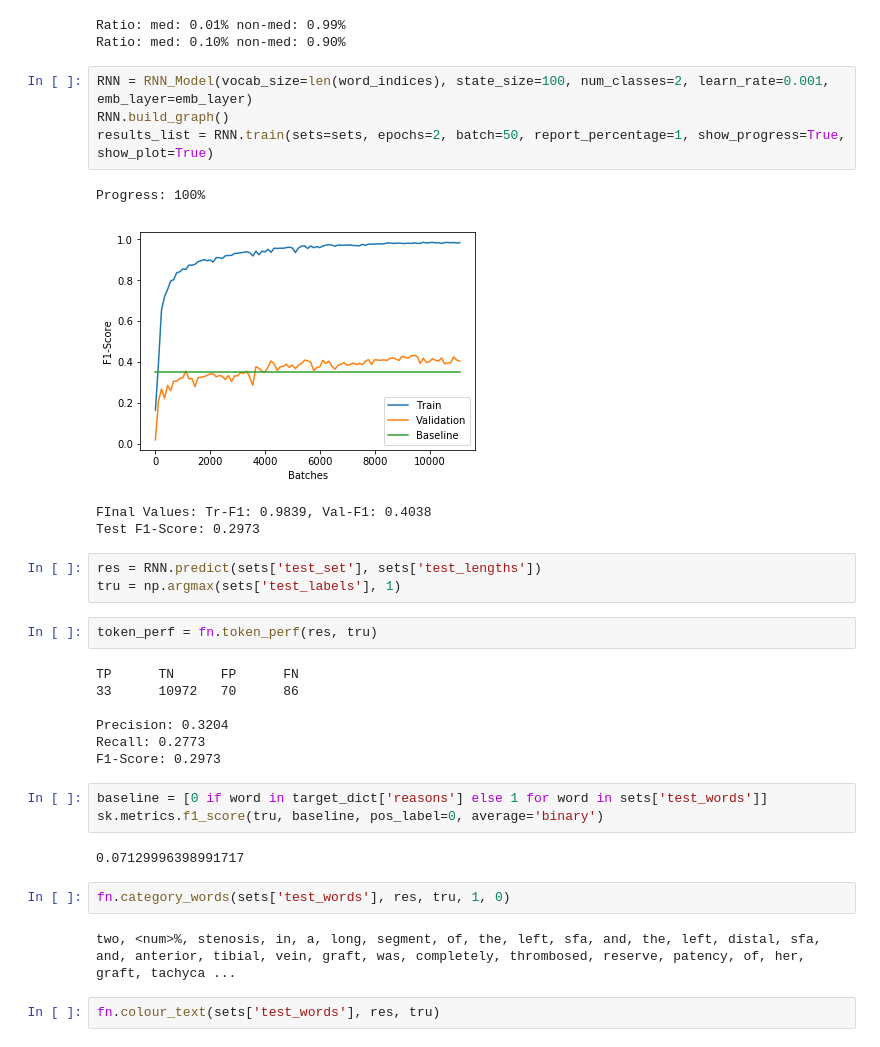
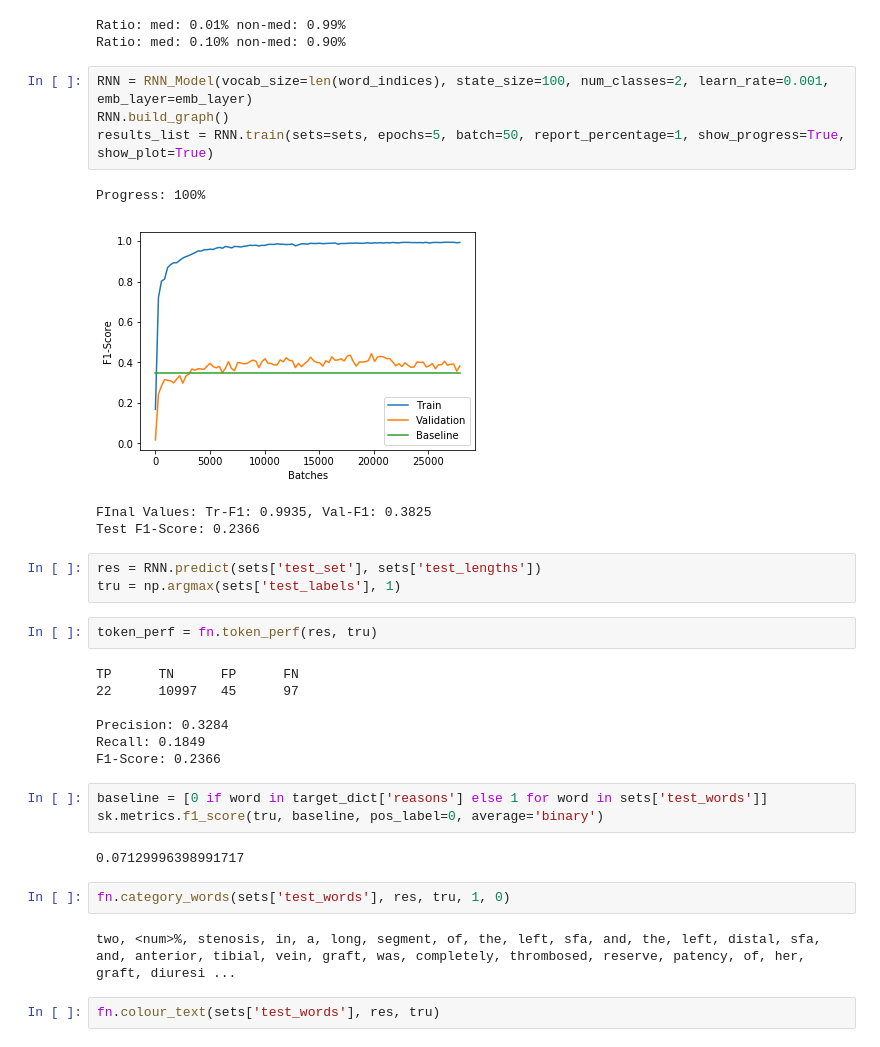
Before and after one commit to goto1991/L2B2-medication-extraction, a Jupyter notebook: Model 9 (Reasons).ipynb, the cells around one changed output. Saved outputs shown, nothing was run; the diff lists cells and outputs as text.

```diff
--- a/Model 9 (Reasons).ipynb
+++ b/Model 9 (Reasons).ipynb
@@ -82,12 +82,12 @@ Ratio: med: 0.10% non-med: 0.90%
 # %%
 RNN = RNN_Model(vocab_size=len(word_indices), state_size=100, num_classes=2, learn_rate=0.001, emb_layer=emb_layer)
 RNN.build_graph()
-results_list = RNN.train(sets=sets, epochs=2, batch=50, report_percentage=1, show_progress=True, show_plot=True)
+results_list = RNN.train(sets=sets, epochs=5, batch=50, report_percentage=1, show_progress=True, show_plot=True)
 # %% [output]
 Progress: 100%
-[figure, old version]
+[figure, new version]
-FInal Values: Tr-F1: 0.9839, Val-F1: 0.4038
-Test F1-Score: 0.2973
+FInal Values: Tr-F1: 0.9935, Val-F1: 0.3825
+Test F1-Score: 0.2366
 # %%
 res = RNN.predict(sets['test_set'], sets['test_lengths'])
 tru = np.argmax(sets['test_labels'], 1)
@@ -95,11 +95,11 @@ tru = np.argmax(sets['test_labels'], 1)
 token_perf = fn.token_perf(res, tru)
 # %% [output]
 TP      TN      FP      FN
-33      10972   70      86
+22      10997   45      97
 
-Precision: 0.3204
-Recall: 0.2773
-F1-Score: 0.2973
+Precision: 0.3284
+Recall: 0.1849
+F1-Score: 0.2366
 # %%
 baseline = [0 if word in target_dict['reasons'] else 1 for word in sets['test_words']]
 sk.metrics.f1_score(tru, baseline, pos_label=0, average='binary')
@@ -108,7 +108,7 @@ sk.metrics.f1_score(tru, baseline, pos_label=0, average='binary')
 # %%
 fn.category_words(sets['test_words'], res, tru, 1, 0)
 # %% [output]
-two, <num>%, stenosis, in, a, long, segment, of, the, left, sfa, and, the, left, distal, sfa, and, anterior, tibial, vein, graft, was, completely, thrombosed, reserve, patency, of, her, graft, tachyca ...
+two, <num>%, stenosis, in, a, long, segment, of, the, left, sfa, and, the, left, distal, sfa, and, anterior, tibial, vein, graft, was, completely, thrombosed, reserve, patency, of, her, graft, diuresi ...
 # %%
 fn.colour_text(sets['test_words'], res, tru)
 # %% [output]
```
Also changed, not shown: parts of 1 cell of this notebook.
